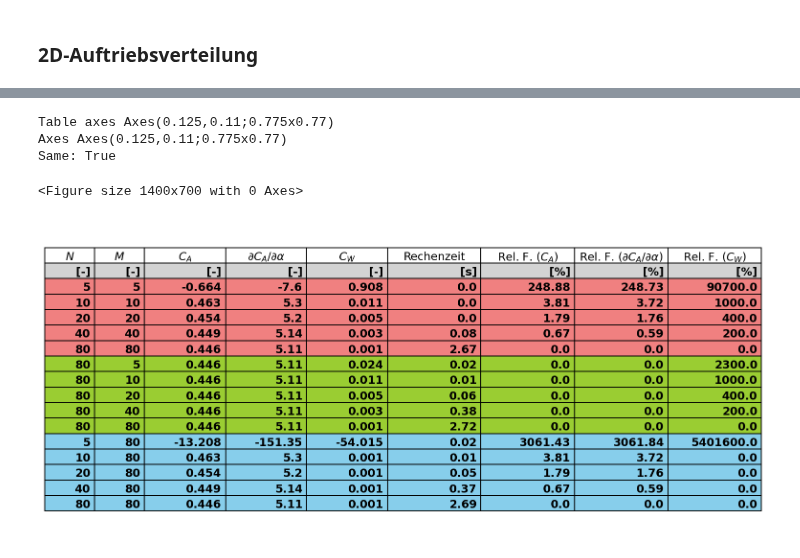
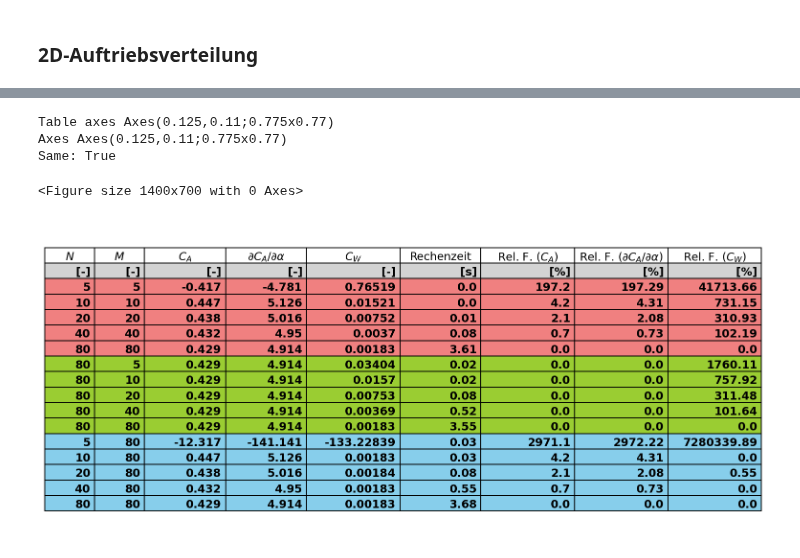
Before and after one commit to AntonSchreiber/aero-lecture, a Jupyter notebook: notebooks_solved/uebung6_VLM.ipynb, the cells around one changed output, grey strips where cells are left out. Drawn from its saved outputs; the diff is of its cells as text; code cells hidden in the pictures.

```diff
--- a/notebooks_solved/uebung6_VLM.ipynb
+++ b/notebooks_solved/uebung6_VLM.ipynb
@@ -278,7 +282,7 @@ Gamma_span = np.sum(Gamma, axis=1)  # Summe entlang der Sehne für jede Spannwei
 A_ges = rho * U_inf * np.sum(Gamma_span * Delta_y)
 
 # Berechne den Auftriebsbeiwert
-C_A = A_ges / (0.5 * rho * U_inf**2 * b * c)
+C_A = A_ges / (0.5 * rho * U_inf**2 * S)
 
 # Berechne den Auftriebsanstieg
 C_A_alpha = C_A / alpha
@@ -301,7 +305,7 @@ w_ind = vector_to_matrix(w_ind_vec, N, M)
 W_ind = - rho * U_inf * np.sum(Gamma * w_ind * Delta_y * Delta_x)
 
 # Widerstandsbeiwert (induziert)
-C_W_ind = 2*W_ind / rho / U_inf**2 / (b*c)
+C_W_ind = W_ind / (0.5 * rho * U_inf**2 * S)
 
 print("Induzierter Widerstand:      ", "%.2f" % W_ind, "N")
 print("Widerstandsbeiwert:          ", "%.4f" % C_W_ind, "N")
@@ -403,13 +407,13 @@ Untersuchen Sie für variierende Pfeilungen $\phi$ die Ausbildungen des Mittenff
 phi = np.radians(15)        # Pfeilungswinkel (in rad)
 b = 15                      # Spannweite
 s = b/2                     # Halbspannweite
-c = 1                       # Flügeltiefe
 AR = 12                     # Streckung
+c = b / AR                  # Flügeltiefe
 U_inf = 30                  # Anströmgeschwindigkeit (in m/s)
 alpha = np.radians(5)       # Anstellwinkel (in rad)
+S = b*c                     # Flügelfläche
 # %%
 # Iterationsschleife
-results = {}
 N_values = [5, 10, 20, 40, 80, 80, 80, 80, 80, 80, 5, 10, 20, 40, 80]
 M_values = [5, 10, 20, 40, 80, 5, 10, 20, 40, 80, 80, 80, 80, 80, 80]
 
@@ -452,13 +456,13 @@ for N, M in zip(N_values, M_values):
     # Berechnen von Auftrieb und Auftriebsanstieg
     Gamma_span = np.sum(Gamma, axis=1)
     A_ges = rho * U_inf * np.sum(Gamma_span * Delta_y)
-    C_A = A_ges / (0.5 * rho * U_inf**2 * b * c)
+    C_A = A_ges / (0.5 * rho * U_inf**2 * S)
     C_A_alpha = C_A / alpha
 
     # Berechnen des indzierten Widerstandes
     w_ind = vector_to_matrix(a_ind_vec @ Gamma_vec, N, M)
     W_ind = - rho * U_inf * np.sum(Gamma * w_ind * Delta_y * Delta_x)
-    C_W_ind = 2*W_ind / rho / U_inf**2 / (b*c)
+    C_W_ind = W_ind / (0.5 * rho * U_inf**2 * S)
 
     # Berechne die vergangene Zeit
     elapsed_time = round((time.time() - start_time), 2)
@@ -466,8 +470,8 @@ for N, M in zip(N_values, M_values):
     results_dict[r"$N$"].append(N)
     results_dict[r"$M$"].append(M)
     results_dict[r"$C_A$"].append(round(C_A.item(), 3))
-    results_dict[r"$\partial C_A / \partial \alpha$"].append(round(C_A_alpha.item(), 2))
-    results_dict[r"$C_W$"].append(round(C_W_ind.item(), 3))
+    results_dict[r"$\partial C_A / \partial \alpha$"].append(round(C_A_alpha.item(), 3))
+    results_dict[r"$C_W$"].append(round(C_W_ind.item(), 5))
     results_dict["Rechenzeit"].append(elapsed_time)
 
     print(f"-> took {elapsed_time} s", end="\n \n")
@@ -515,36 +519,35 @@ results_dict[r'Rel. F. ($C_W$)'] = ['[%]'] + relative_errors_CW
 from blume.table import table
 
 # Ergebnisse plotten
-fig= plt.figure(figsize=(10, 5))
 colColours = ["lightgray", "lightcoral", "lightcoral", "lightcoral", "lightcoral", "lightcoral", "yellowgreen", "yellowgreen", "yellowgreen", "yellowgreen", "yellowgreen", "skyblue", "skyblue", "skyblue", "skyblue", "skyblue"]
 
 # Erstelle ein DataFrame
 df = pd.DataFrame(results_dict)
 
 # Erstelle die Tabelle
 fig = plt.figure(figsize=(12, 6))
 ax = fig.add_subplot(1,1,1)
 ax.axis('off')
-tab = table(ax, cellText=df.values, colLabels=df.columns, cellLoc='right', loc='center', colWidths= [0.08, 0.08, 0.13,0.13,0.13,0.15,0.15,0.15,0.15])
+tab = table(ax, cellText=df.values, colLabels=df.columns, cellLoc='right', loc='center', colWidths= [0.08, 0.08, 0.13, 0.13, 0.15, 0.13, 0.15, 0.15, 0.15])
 tab.set_fontsize(20)
 
 
 # Zell-Eigenschaften anpassen
 for key, cell in tab.get_celld().items():
     cell.set_height(0.05)
 
 for col in range(9):
     for row, color in enumerate(colColours):
         tab[(row, col)].set_facecolor(color)
         tab[(row, col)].set_text_props(fontweight="heavy")
 
 plt.show()
 # %% [output]
 Table axes Axes(0.125,0.11;0.775x0.77)
 Axes Axes(0.125,0.11;0.775x0.77)
 Same: True
 <Figure size 1400x700 with 0 Axes>
-[figure, old version]
+[figure, new version]
 # %%
 # plots der relativen Fehler
 fig, ax = plt.subplots(3, 2, figsize=(8, 7))
```
Also changed, not shown: parts of 20 cells of this notebook.
